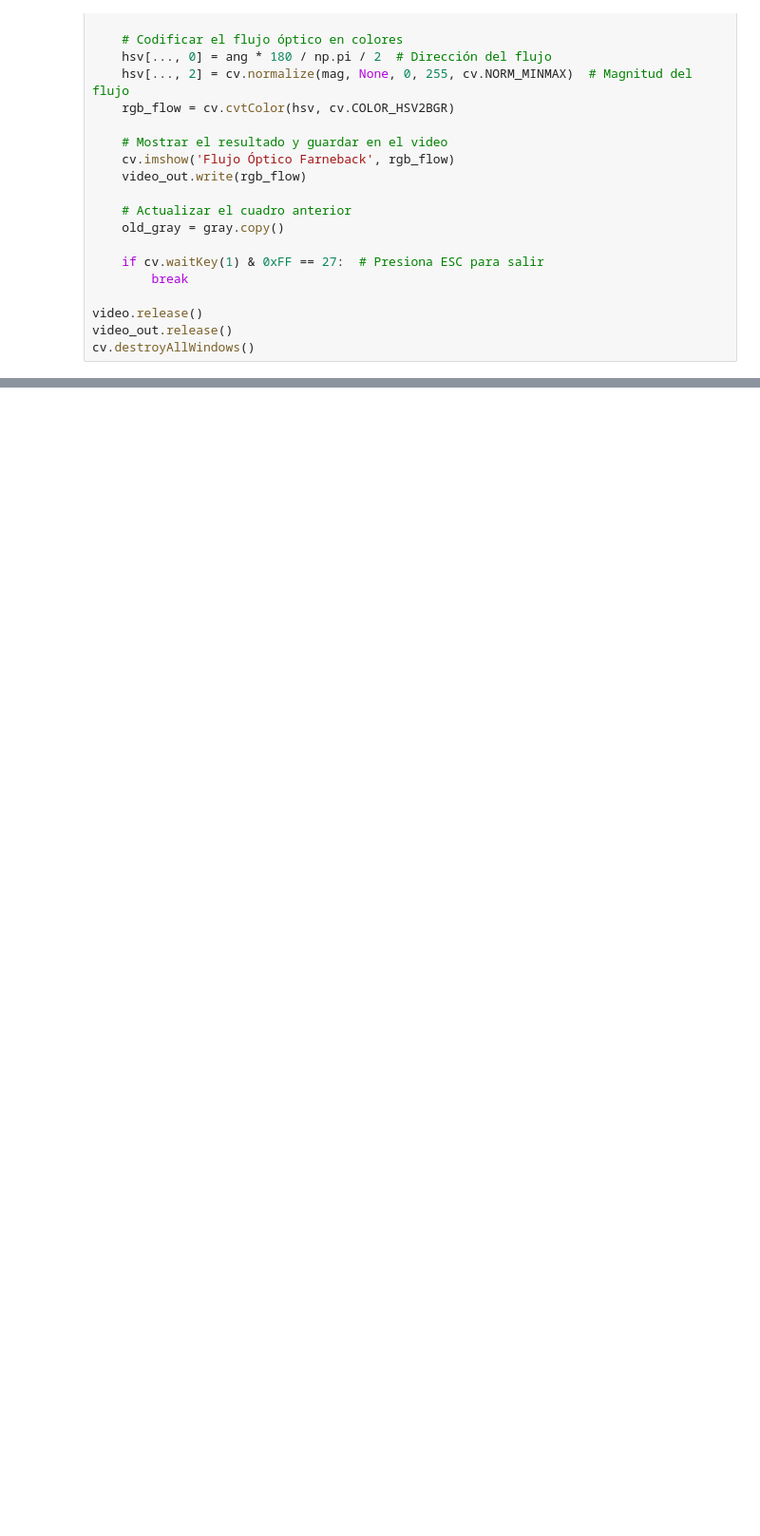
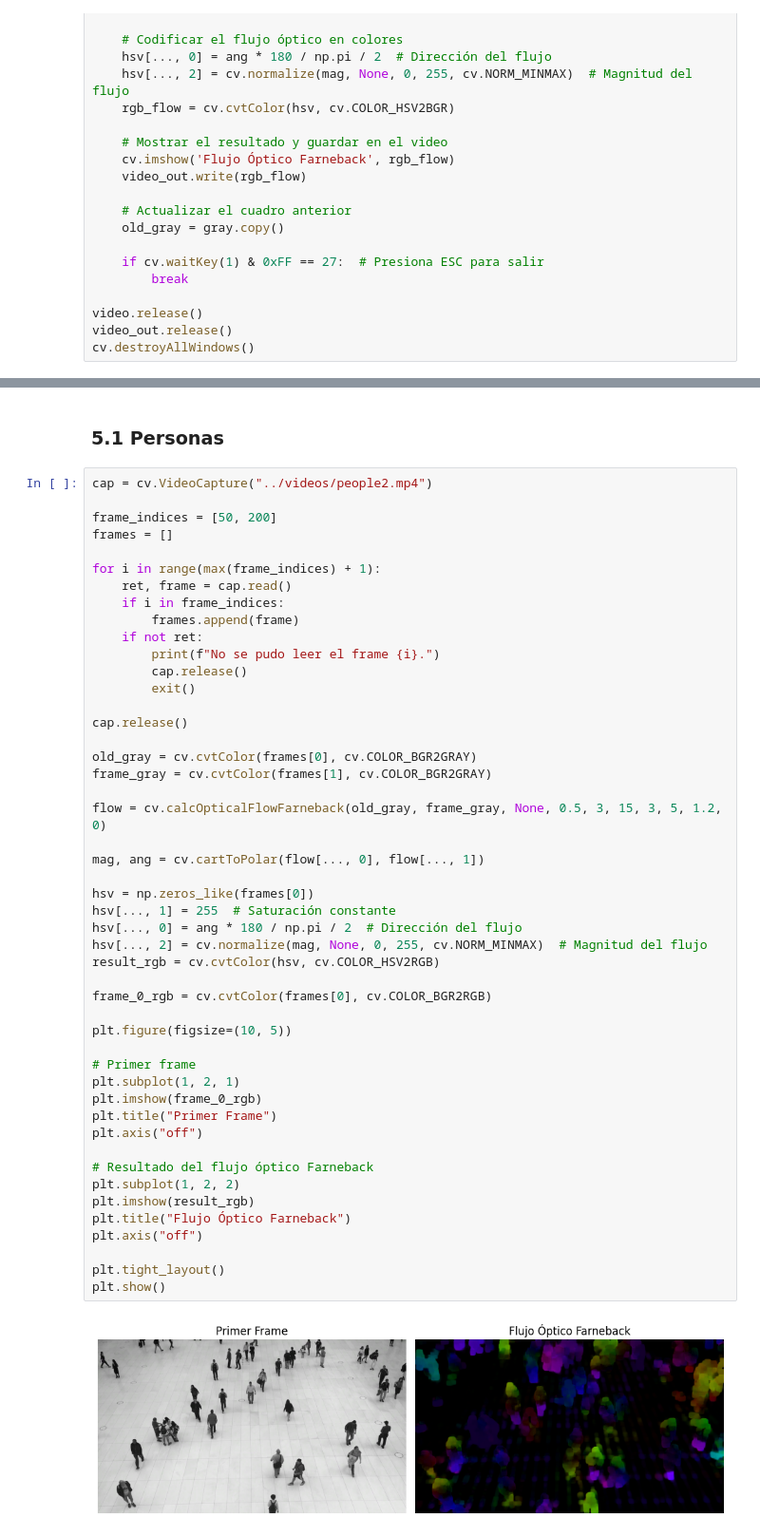
Before and after one commit to MediaMind-ULPGC/P07, a Jupyter notebook: farnebak/farneback_p07.ipynb, the cells around one changed output, grey strips where cells are left out. Shown at 95% size. Cells and saved outputs as stored; diff of their text form; blank space fills up the shorter version.

```diff
--- a/farnebak/farneback_p07.ipynb
+++ b/farnebak/farneback_p07.ipynb
@@ -424,0 +427,52 @@ cv.destroyAllWindows()
+# %% [markdown]
+### 5.1 Personas
+# %%
+cap = cv.VideoCapture("../videos/people2.mp4")
+
+frame_indices = [50, 200]
+frames = []
+
+for i in range(max(frame_indices) + 1):
+    ret, frame = cap.read()
+    if i in frame_indices:
+        frames.append(frame)
+    if not ret:
+        print(f"No se pudo leer el frame {i}.")
+        cap.release()
+        exit()
+
+cap.release()
+
+old_gray = cv.cvtColor(frames[0], cv.COLOR_BGR2GRAY)
+frame_gray = cv.cvtColor(frames[1], cv.COLOR_BGR2GRAY)
+
+flow = cv.calcOpticalFlowFarneback(old_gray, frame_gray, None, 0.5, 3, 15, 3, 5, 1.2, 0)
+
+mag, ang = cv.cartToPolar(flow[..., 0], flow[..., 1])
+
+hsv = np.zeros_like(frames[0])
+hsv[..., 1] = 255  # Saturación constante
+hsv[..., 0] = ang * 180 / np.pi / 2  # Dirección del flujo
+hsv[..., 2] = cv.normalize(mag, None, 0, 255, cv.NORM_MINMAX)  # Magnitud del flujo
+result_rgb = cv.cvtColor(hsv, cv.COLOR_HSV2RGB)
+
+frame_0_rgb = cv.cvtColor(frames[0], cv.COLOR_BGR2RGB)
+
+plt.figure(figsize=(10, 5))
+
+# Primer frame
+plt.subplot(1, 2, 1)
+plt.imshow(frame_0_rgb)
+plt.title("Primer Frame")
+plt.axis("off")
+
+# Resultado del flujo óptico Farneback
+plt.subplot(1, 2, 2)
+plt.imshow(result_rgb)
+plt.title("Flujo Óptico Farneback")
+plt.axis("off")
+
+plt.tight_layout()
+plt.show()
+# %% [output]
+[figure, added]
```
Also changed, not shown: parts of 1 cell of this notebook, 2 other files.
